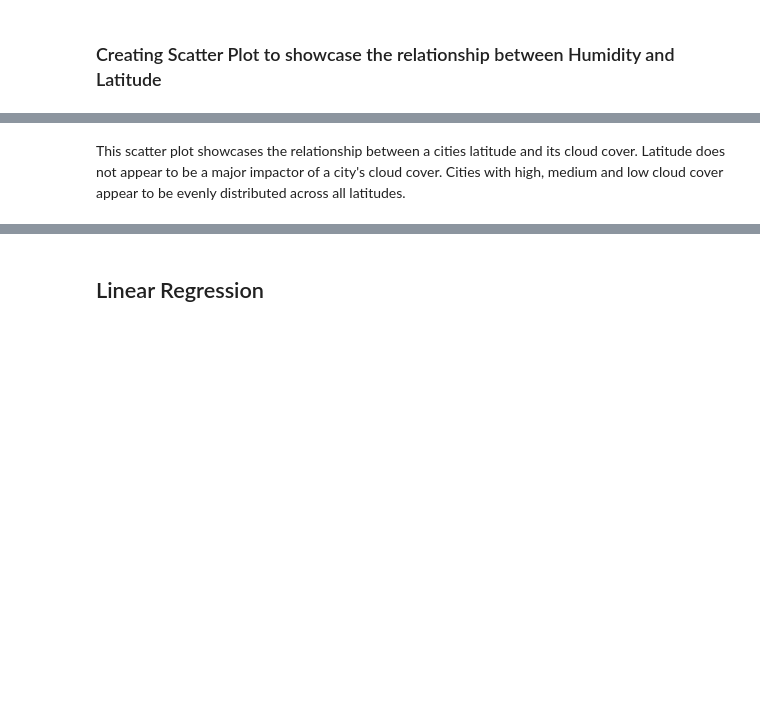
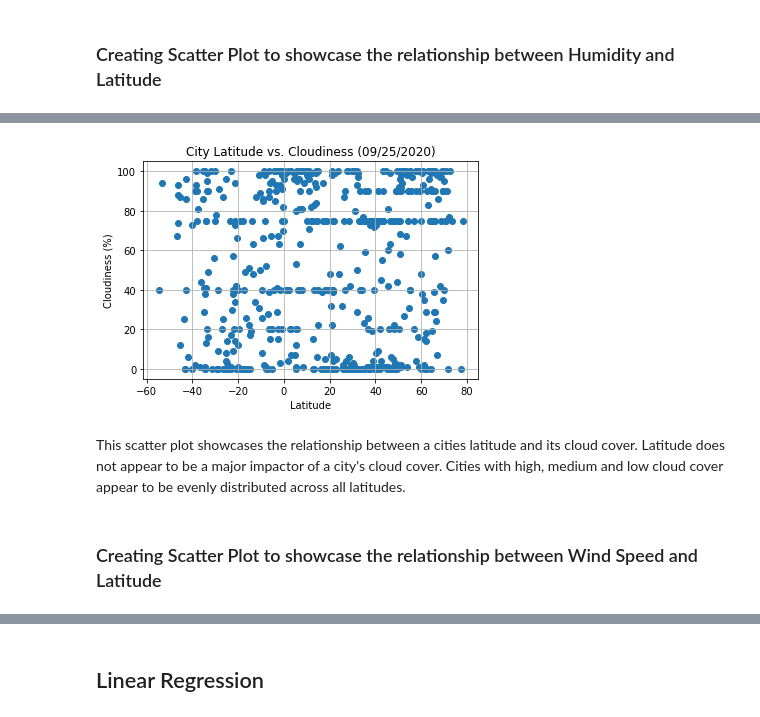
Before and after one commit to Slyssy/python-api-challenge, a Jupyter notebook: WeatherPy/WeatherPy.ipynb, the cells around one changed output, grey strips where cells are left out. Cells and saved outputs as stored; diff of their text form; code cells hidden in the pictures; blank space fills up the shorter version.

```diff
--- a/WeatherPy/WeatherPy.ipynb
+++ b/WeatherPy/WeatherPy.ipynb
@@ -156,14 +154,19 @@ This scatter plot is displaying the relationship between a city's latitude and i
 X = df["Lat"].values
 y = df["Cloudiness"].values
 # %%
-plt.title("City Latitude vs. Cloudiness (09/21/2020)")
+plt.title("City Latitude vs. Cloudiness (09/25/2020)")
 plt.xlabel("Latitude")
 plt.ylabel("Cloudiness (%)")
 plt.grid()
 plt.scatter(X, y)
 plt.show
+plt.savefig("cloudiness_latitude.png")
+# %% [output]
+[figure, added]
 # %% [markdown]
 This scatter plot showcases the relationship between a cities latitude and its cloud cover. Latitude does not appear to be a major impactor of a city's cloud cover. Cities with high, medium and low cloud cover appear to be evenly distributed across all latitudes.
+# %% [markdown]
+### Creating Scatter Plot to showcase the relationship between Wind Speed and Latitude
 # %%
 X = df["Lat"].values
 y = df["Wind Speed"].values
```
Also changed, not shown: parts of 63 cells of this notebook.
